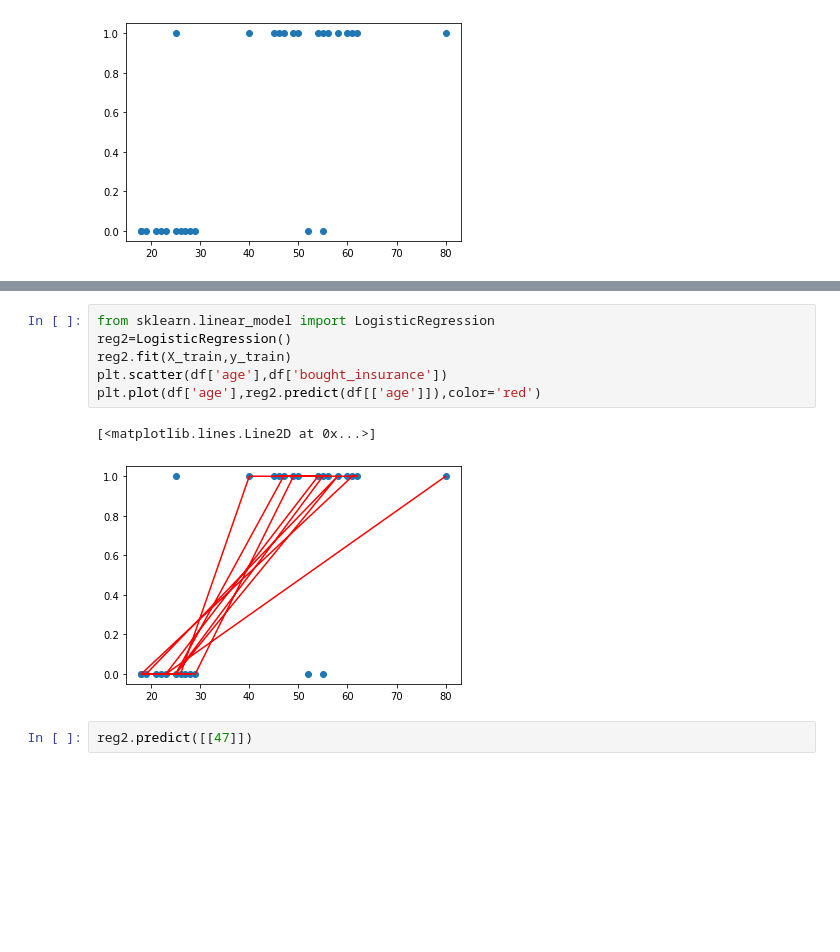
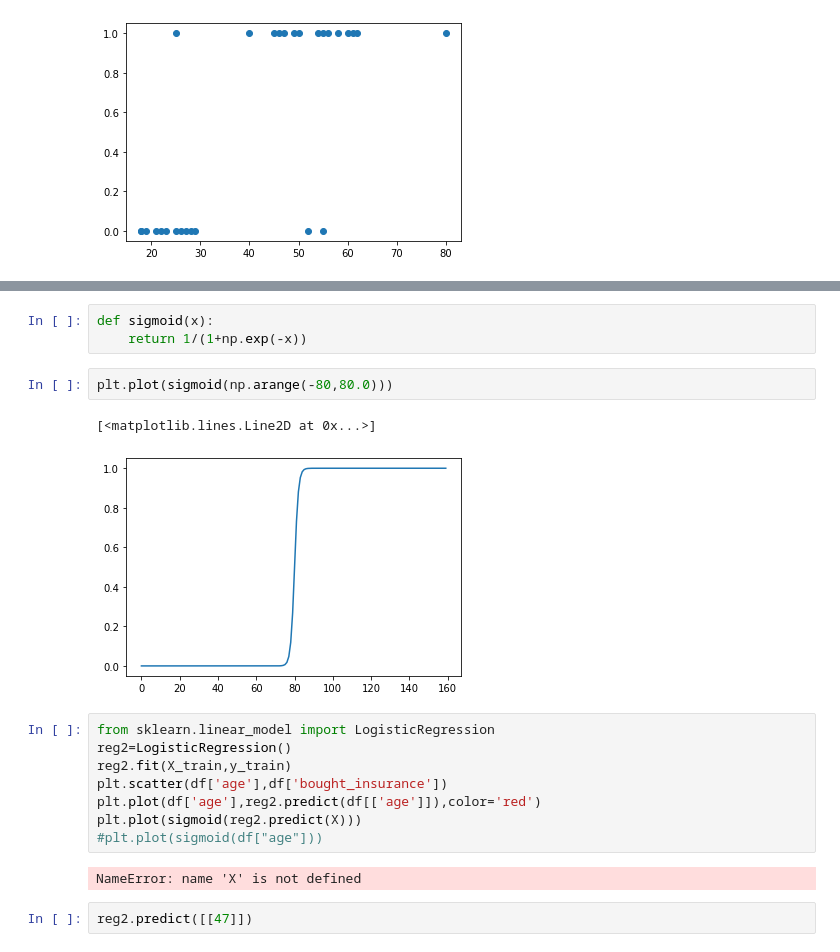
Before and after one commit to amrithvenkat12/coding_practice, a Jupyter notebook: py/jupyter/6_logistic_regression.ipynb, the cells around one changed output, grey strips where cells are left out. Drawn from its saved outputs; the diff is of its cells as text; blank space fills up the shorter version.

```diff
--- a/py/jupyter/6_logistic_regression.ipynb
+++ b/py/jupyter/6_logistic_regression.ipynb
@@ -39,12 +39,21 @@ array([0.69420592])
+# %%
+def sigmoid(x):
+    return 1/(1+np.exp(-x))
+# %%
+plt.plot(sigmoid(np.arange(-80,80.0)))
+# %% [output]
+[<matplotlib.lines.Line2D at 0x...>]
+[figure, added]
 # %%
 from sklearn.linear_model import LogisticRegression
 reg2=LogisticRegression()
 reg2.fit(X_train,y_train)
 plt.scatter(df['age'],df['bought_insurance'])
 plt.plot(df['age'],reg2.predict(df[['age']]),color='red')
+plt.plot(sigmoid(reg2.predict(X)))
+#plt.plot(sigmoid(df["age"]))
 # %% [output]
-[<matplotlib.lines.Line2D at 0x...>]
+NameError: name 'X' is not defined
-[figure, removed]
 # %%
 reg2.predict([[47]])
 # %% [output]
```
Also changed, not shown: parts of 5 cells of this notebook, 1 other file.
